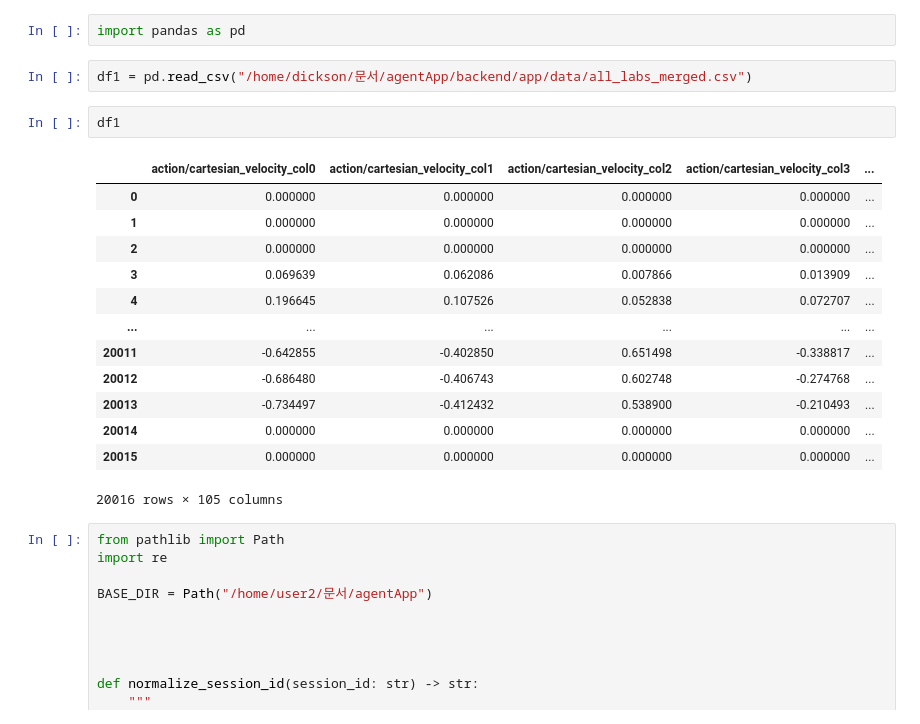
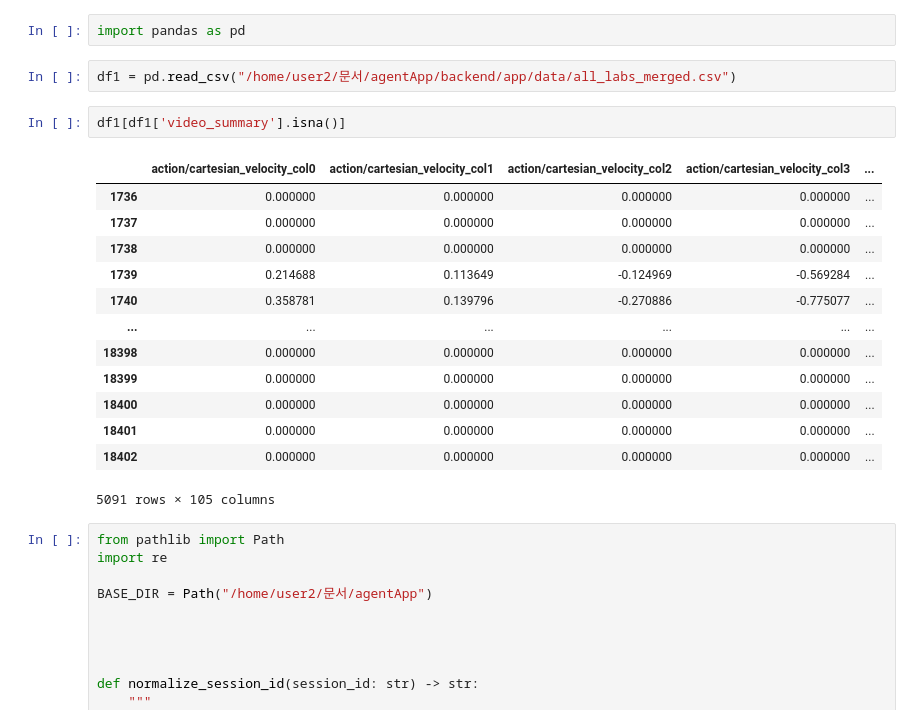
Before and after one commit to JunhoThemaster/agentApp, a Jupyter notebook: test.ipynb, the cells around one changed output. Saved outputs shown, nothing was run; the diff lists cells and outputs as text.

```diff
--- a/test.ipynb
+++ b/test.ipynb
@@ -135,23 +135,23 @@ print(json.dumps(docs[0], ensure_ascii=False, indent=2))
 # %%
 import pandas as pd
 # %%
-df1 = pd.read_csv("/home/dickson/문서/agentApp/backend/app/data/all_labs_merged.csv")
+df1 = pd.read_csv("/home/user2/문서/agentApp/backend/app/data/all_labs_merged.csv")
 # %%
-df1
+df1[df1['video_summary'].isna()]
 # %% [output]
 |  | action/cartesian_velocity_col0 | action/cartesian_velocity_col1 | action/cartesian_velocity_col2 | action/cartesian_velocity_col3 | ... |
-| 0 | 0.000000 | 0.000000 | 0.000000 | 0.000000 | ... |
-| 1 | 0.000000 | 0.000000 | 0.000000 | 0.000000 | ... |
-| 2 | 0.000000 | 0.000000 | 0.000000 | 0.000000 | ... |
-| 3 | 0.069639 | 0.062086 | 0.007866 | 0.013909 | ... |
-| 4 | 0.196645 | 0.107526 | 0.052838 | 0.072707 | ... |
+| 1736 | 0.000000 | 0.000000 | 0.000000 | 0.000000 | ... |
+| 1737 | 0.000000 | 0.000000 | 0.000000 | 0.000000 | ... |
+| 1738 | 0.000000 | 0.000000 | 0.000000 | 0.000000 | ... |
+| 1739 | 0.214688 | 0.113649 | -0.124969 | -0.569284 | ... |
+| 1740 | 0.358781 | 0.139796 | -0.270886 | -0.775077 | ... |
 | ... | ... | ... | ... | ... | ... |
-| 20011 | -0.642855 | -0.402850 | 0.651498 | -0.338817 | ... |
-| 20012 | -0.686480 | -0.406743 | 0.602748 | -0.274768 | ... |
-| 20013 | -0.734497 | -0.412432 | 0.538900 | -0.210493 | ... |
-| 20014 | 0.000000 | 0.000000 | 0.000000 | 0.000000 | ... |
-| 20015 | 0.000000 | 0.000000 | 0.000000 | 0.000000 | ... |
+| 18398 | 0.000000 | 0.000000 | 0.000000 | 0.000000 | ... |
+| 18399 | 0.000000 | 0.000000 | 0.000000 | 0.000000 | ... |
+| 18400 | 0.000000 | 0.000000 | 0.000000 | 0.000000 | ... |
+| 18401 | 0.000000 | 0.000000 | 0.000000 | 0.000000 | ... |
+| 18402 | 0.000000 | 0.000000 | 0.000000 | 0.000000 | ... |
-20016 rows × 105 columns
+5091 rows × 105 columns
 # %%
 from pathlib import Path
 import re
```
Also changed, not shown: 9 other files.
